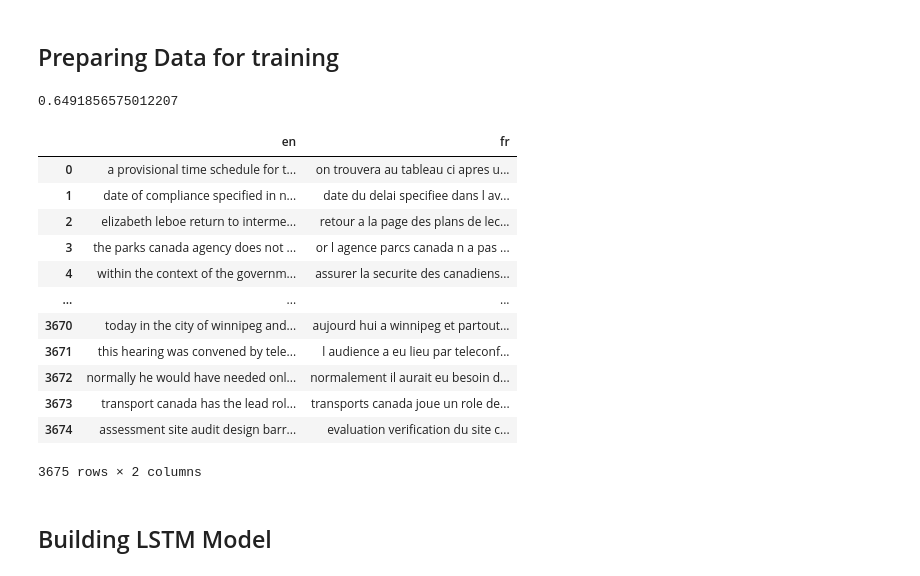
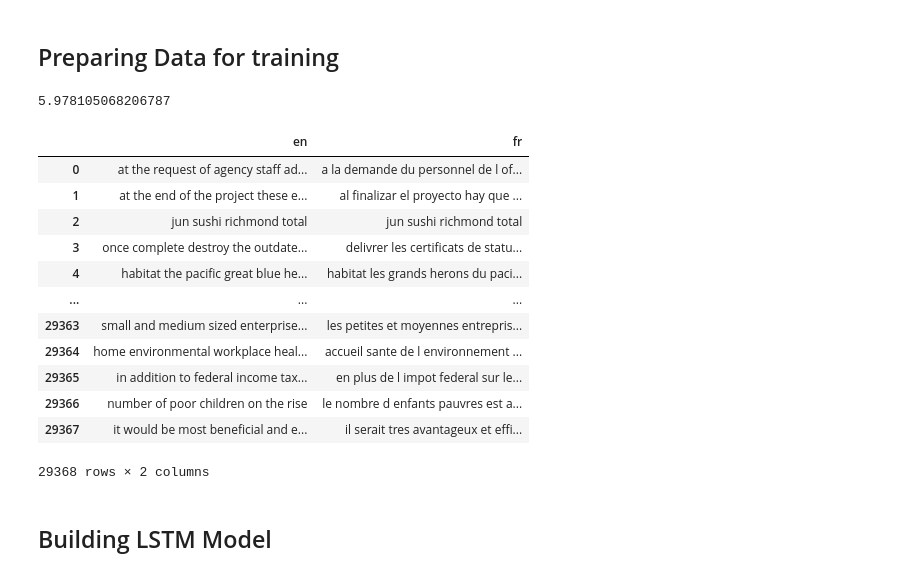
Before and after one commit to mli43/CMU-10701-F23-Project, a Jupyter notebook: LSTM_MT.ipynb, the cells around one changed output. Saved outputs shown, nothing was run; the diff lists cells and outputs as text; code cells hidden in the pictures.

```diff
--- a/LSTM_MT.ipynb
+++ b/LSTM_MT.ipynb
@@ -196,7 +196,7 @@ len(df_subset)
 ## Preparing Data for training
 # %%
 gc.collect()
-df_subset = df_subset.sample(frac=0.1)
+#df_subset = df_subset.sample(frac=0.1)
 
 
 def prepareData(df):
@@ -241,30 +241,30 @@ en_lang, fr_lang = prepareData(df_subset)
 end = time.time()
 display(end - start)
 # %% [output]
-0.6491856575012207
+5.978105068206787
 # %%
-df_train = df_subset.sample(frac=0.75)
+df_train = df_subset.sample(frac=0.8)
 
 df_test = pd.concat([df_subset, df_train])
 df_test.drop_duplicates(keep=False, inplace=True)
 df_train.reset_index(inplace=True, drop=True)
 df_test.reset_index(inplace=True, drop=True)
 
 df_test
 # %% [output]
 |  | en | fr |
-| 0 | a provisional time schedule for t... | on trouvera au tableau ci apres u... |
-| 1 | date of compliance specified in n... | date du delai specifiee dans l av... |
-| 2 | elizabeth leboe return to interme... | retour a la page des plans de lec... |
-| 3 | the parks canada agency does not ... | or l agence parcs canada n a pas ... |
-| 4 | within the context of the governm... | assurer la securite des canadiens... |
+| 0 | at the request of agency staff ad... | a la demande du personnel de l of... |
+| 1 | at the end of the project these e... | al finalizar el proyecto hay que ... |
+| 2 | jun sushi richmond total | jun sushi richmond total |
+| 3 | once complete destroy the outdate... | delivrer les certificats de statu... |
+| 4 | habitat the pacific great blue he... | habitat les grands herons du paci... |
 | ... | ... | ... |
-| 3670 | today in the city of winnipeg and... | aujourd hui a winnipeg et partout... |
-| 3671 | this hearing was convened by tele... | l audience a eu lieu par teleconf... |
-| 3672 | normally he would have needed onl... | normalement il aurait eu besoin d... |
-| 3673 | transport canada has the lead rol... | transports canada joue un role de... |
-| 3674 | assessment site audit design barr... | evaluation verification du site c... |
+| 29363 | small and medium sized enterprise... | les petites et moyennes entrepris... |
+| 29364 | home environmental workplace heal... | accueil sante de l environnement ... |
+| 29365 | in addition to federal income tax... | en plus de l impot federal sur le... |
+| 29366 | number of poor children on the rise | le nombre d enfants pauvres est a... |
+| 29367 | it would be most beneficial and e... | il serait tres avantageux et effi... |
-3675 rows × 2 columns
+29368 rows × 2 columns
 # %%
 def indexesFromSentence(lang, sentence):
     return [lang.word2index[word] for word in sentence.split(' ')]
```
Also changed, not shown: parts of 3 cells of this notebook, 1 other file.
